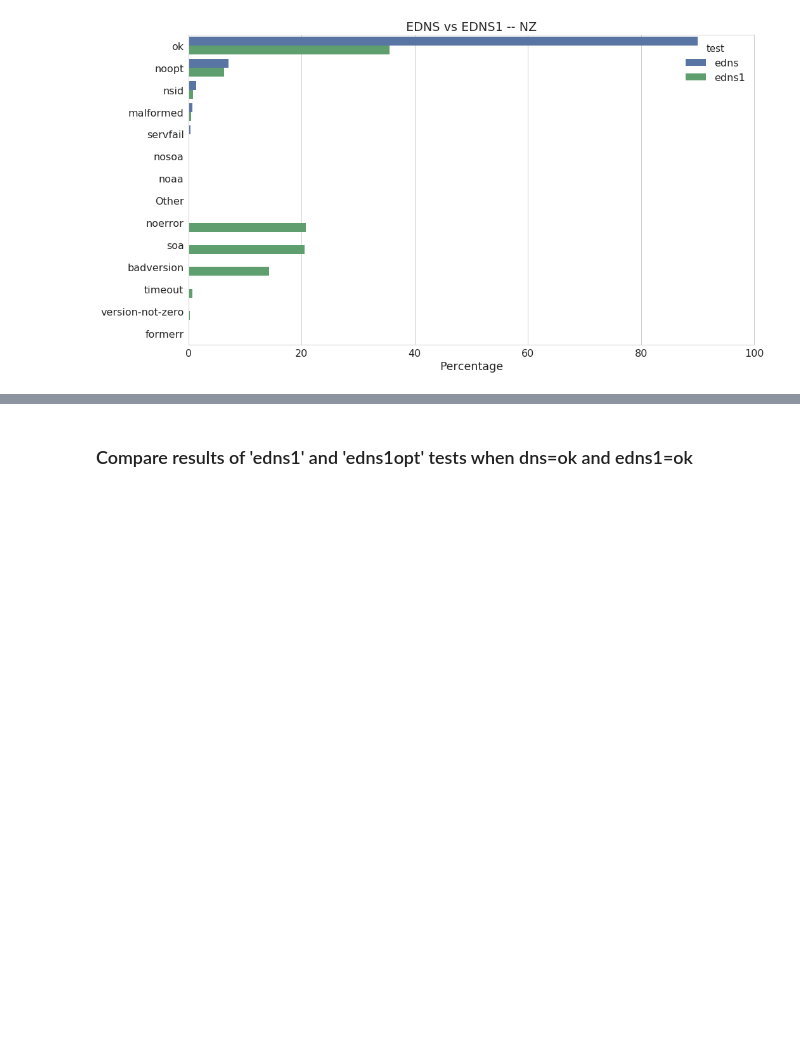
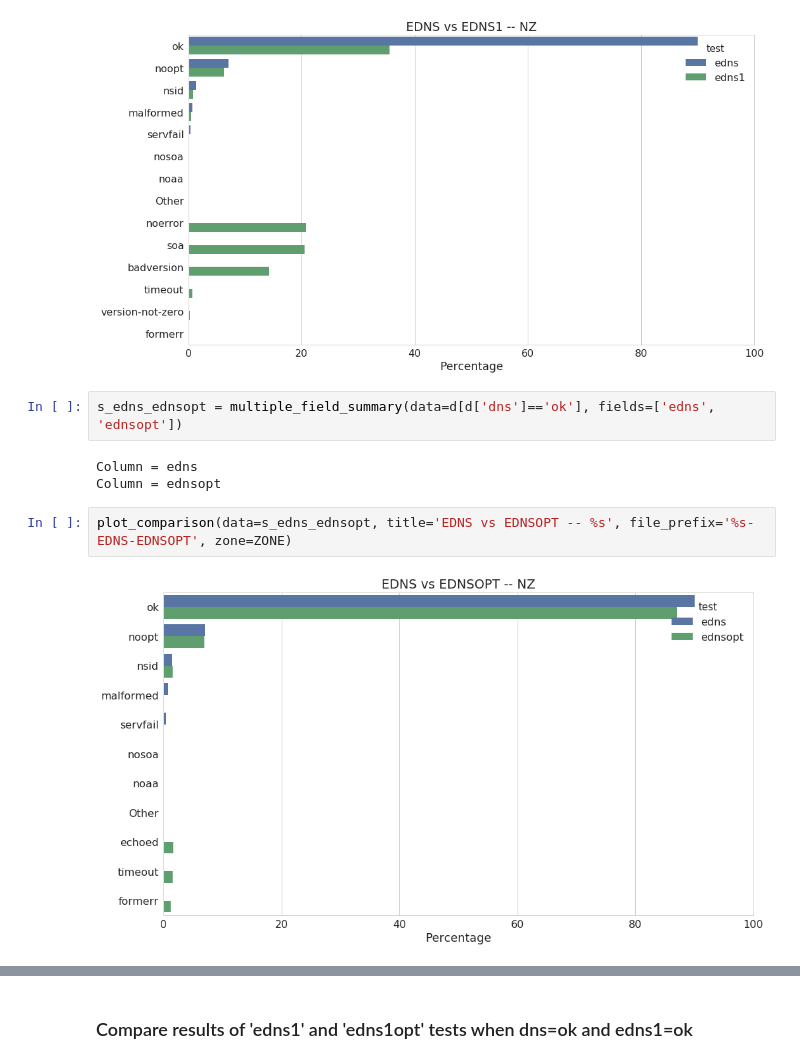
Before and after one commit to InternetNZ/edns-compliance-parser, a Jupyter notebook: analysis/Analyze EDNS compliance results.ipynb, the cells around one changed output, grey strips where cells are left out. Saved outputs shown, nothing was run; the diff lists cells and outputs as text; blank space fills up the shorter version.

```diff
--- a/analysis/Analyze EDNS compliance results.ipynb
+++ b/analysis/Analyze EDNS compliance results.ipynb
@@ -253,3 +272,12 @@ s_edns_edns1 = multiple_field_summary(data=d[d['dns']=='ok'], fields=['edns', 'e
 plot_comparison(data=s_edns_edns1, title='EDNS vs EDNS1 -- %s', file_prefix='%s-EDNS-EDNS1', zone=ZONE)
 # %% [output]
 [figure]
+# %%
+s_edns_ednsopt = multiple_field_summary(data=d[d['dns']=='ok'], fields=['edns', 'ednsopt'])
+# %% [output]
+Column = edns
+Column = ednsopt
+# %%
+plot_comparison(data=s_edns_ednsopt, title='EDNS vs EDNSOPT -- %s', file_prefix='%s-EDNS-EDNSOPT', zone=ZONE)
+# %% [output]
+[figure, added]
```
Also changed, not shown: parts of 21 cells of this notebook.
